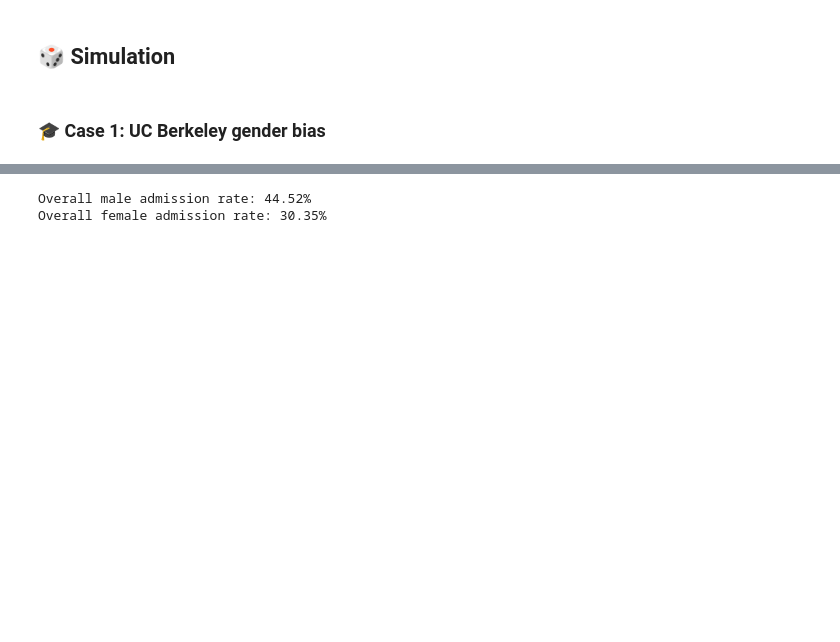
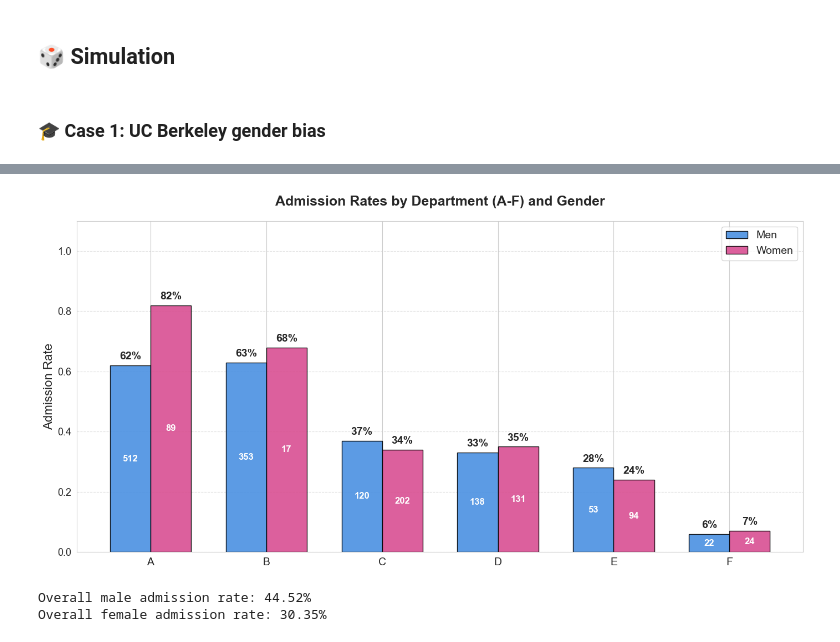
Before and after one commit to maxegorovpt/da_portfolio, a Jupyter notebook: 02_substack_posts/002_simpsons_paradox.ipynb, the cells around one changed output, grey strips where cells are left out. Drawn from its saved outputs; the diff is of its cells as text; code cells hidden in the pictures; blank space fills up the shorter version.

```diff
--- a/02_substack_posts/002_simpsons_paradox.ipynb
+++ b/02_substack_posts/002_simpsons_paradox.ipynb
@@ -42,0 +57,11 @@ df
+# %%
+def convert_percent(value):
+    return float(value.strip('%')) / 100
+
+for col in ['All Admitted', 'Men Admitted', 'Women Admitted']:
+    df[col] = df[col].apply(convert_percent)
+
+df['Men Admitted Count'] = (df['Men'] * df['Men Admitted']).round().astype(int)
+df['Women Admitted Count'] = (df['Women'] * df['Women Admitted']).round().astype(int)
+df['All Admitted Count'] = (df['All'] * df['All Admitted']).round().astype(int)
+df
@@ -67,3 +132,44 @@ df
+# %%
+# Chart only
+sns.set_style("whitegrid")
+plt.figure(figsize=(14, 7))
+bar_width = 0.35
+x = range(len(df))
+men_color = '#4A90E2'
+women_color = '#D94F92'
+
+plt.bar([i - bar_width / 2 for i in x], df['Men Admitted'], width=bar_width,
+        color=men_color, edgecolor='black', label='Men', alpha=0.9)
+plt.bar([i + bar_width / 2 for i in x], df['Women Admitted'], width=bar_width,
+        color=women_color, edgecolor='black', label='Women', alpha=0.9)
+
+# Annotations
+for i in x:
+    men_rate = df['Men Admitted'].iloc[i]
+    women_rate = df['Women Admitted'].iloc[i]
+    men_count = df['Men Admitted Count'].iloc[i]
+    women_count = df['Women Admitted Count'].iloc[i]
+
+    plt.text(i - bar_width/2, men_rate + 0.02, f"{men_rate:.0%}",
+             ha='center', fontsize=14, weight='bold')
+    plt.text(i + bar_width/2, women_rate + 0.02, f"{women_rate:.0%}",
+             ha='center', fontsize=14, weight='bold')
+    plt.text(i - bar_width/2, men_rate / 2, f"{int(men_count)}",
+             ha='center', va='center', fontsize=12, color='white', weight='bold')
+    plt.text(i + bar_width/2, women_rate / 2, f"{int(women_count)}",
+             ha='center', va='center', fontsize=12, color='white', weight='bold')
+
+plt.xticks(x, df['Department'], fontsize=14)
+plt.yticks(fontsize=13)
+plt.ylabel("Admission Rate", fontsize=16)
+plt.ylim(0, 1.1)
+plt.title("Admission Rates by Department (A-F) and Gender", fontsize=18, weight='bold', pad=20)
+plt.legend(fontsize=14)
+plt.grid(axis='y', linestyle='--', alpha=0.6)
+plt.tight_layout()
+plt.show()
+# %% [output]
+[figure, added]
 # %%
 # Calculate overall admission rates by gender and compare:
 total_men_admitted = df.loc[df['Department'] != 'Total', 'Men Admitted Count'].sum()
```
Also changed, not shown: parts of 7 cells of this notebook.
